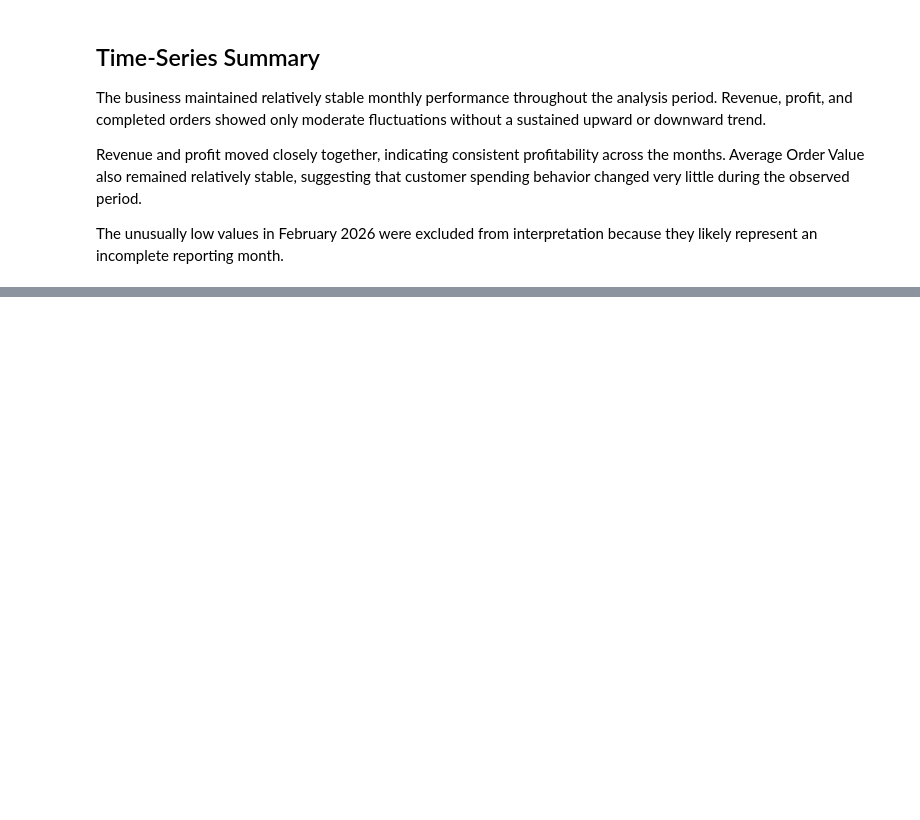
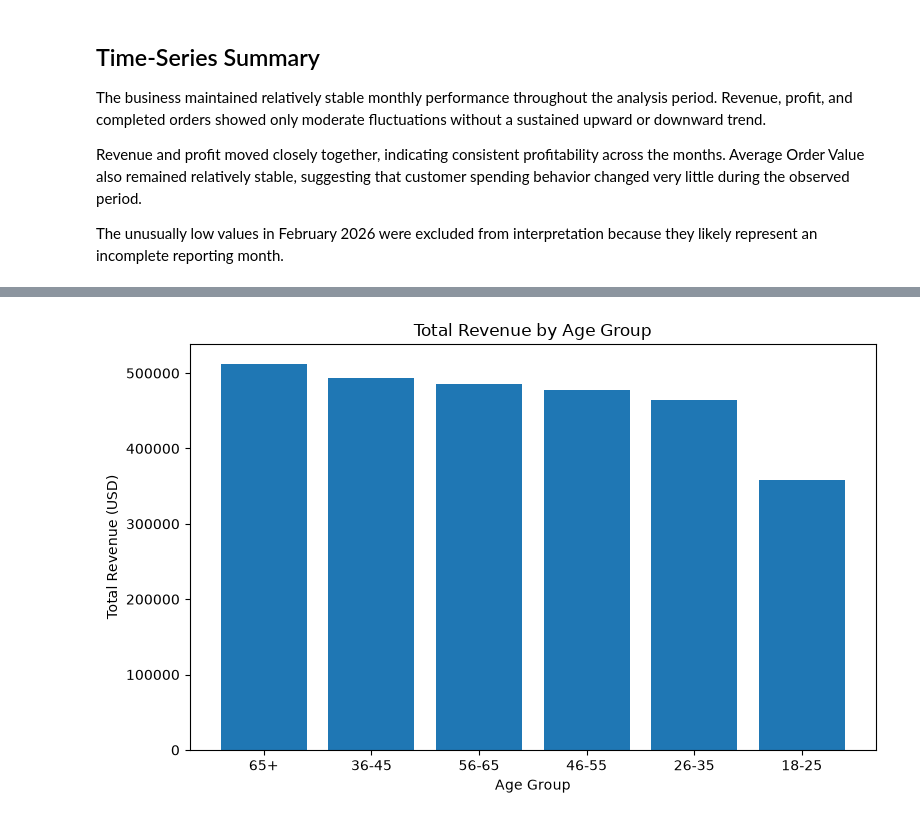
Before and after one commit to Suman-byte8/global-e-commerce-dataset-1M-records-2024-2026-analysis, a Jupyter notebook: notebooks/02_Exploratory_Data_Analysis.ipynb, the cells around one changed output, grey strips where cells are left out. Saved outputs shown, nothing was run; the diff lists cells and outputs as text; code cells hidden in the pictures; blank space fills up the shorter version.

```diff
--- a/notebooks/02_Exploratory_Data_Analysis.ipynb
+++ b/notebooks/02_Exploratory_Data_Analysis.ipynb
@@ -1036,0 +1141,22 @@ The unusually low values in February 2026 were excluded from interpretation beca
+# %%
+completed_orders["age_group"] = pd.cut(
+    completed_orders["age"],
+    bins=[18,25,35,45,55,65,100],
+    labels=[
+        "18-25",
+        "26-35",
+        "36-45",
+        "46-55",
+        "56-65",
+        "65+"
+    ]
+)
+# %%
+age_revenue = (
+    completed_orders
+    .groupby("age_group")["total_price_usd"]
+    .sum()
+    .sort_values(ascending=False)
+)
+
+age_revenue
@@ -1036,0 +1172,16 @@ The unusually low values in February 2026 were excluded from interpretation beca
+# %%
+plt.figure(figsize=(8,5))
+plt.bar(
+    age_revenue.index,
+    age_revenue.values
+)
+
+plt.title("Total Revenue by Age Group")
+plt.xlabel("Age Group")
+plt.ylabel("Total Revenue (USD)")
+
+plt.tight_layout()
+plt.savefig("../images/age_revenue.png")
+plt.show()
+# %% [output]
+[figure, added]
```
Also changed, not shown: parts of 34 cells of this notebook, 7 other files.
